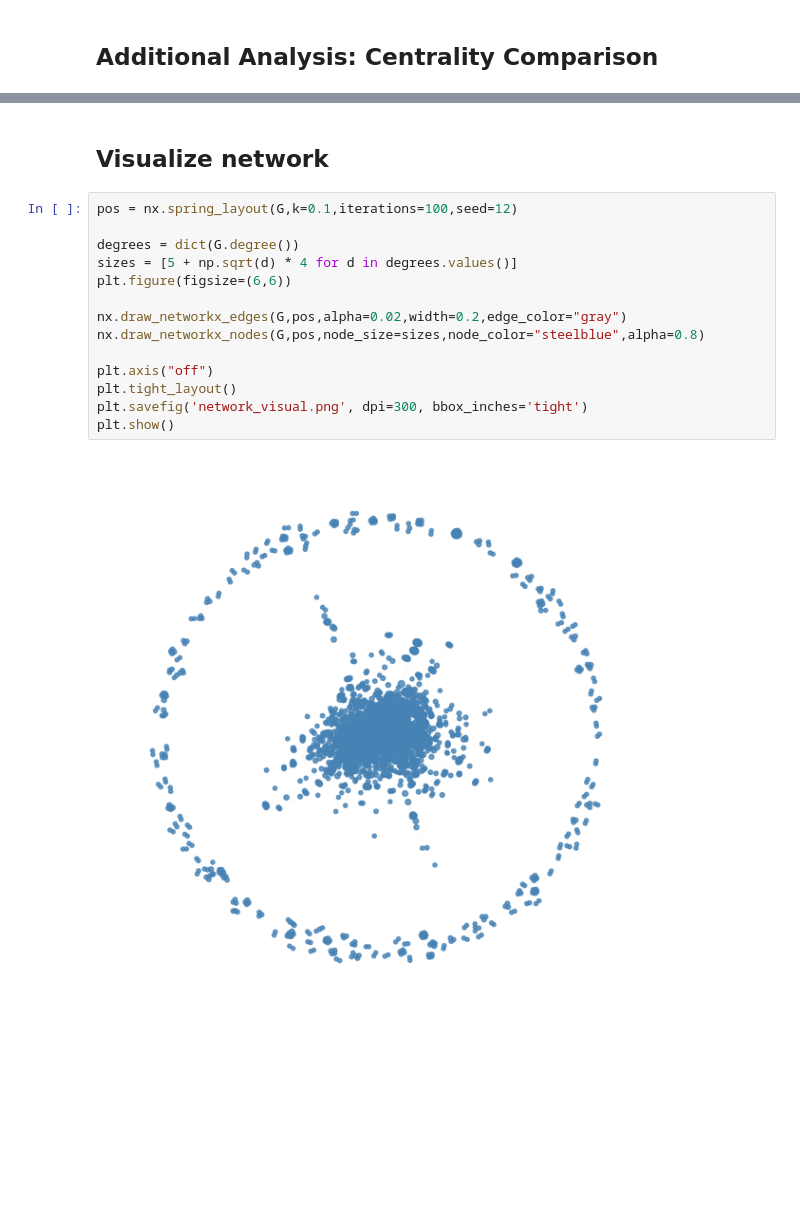
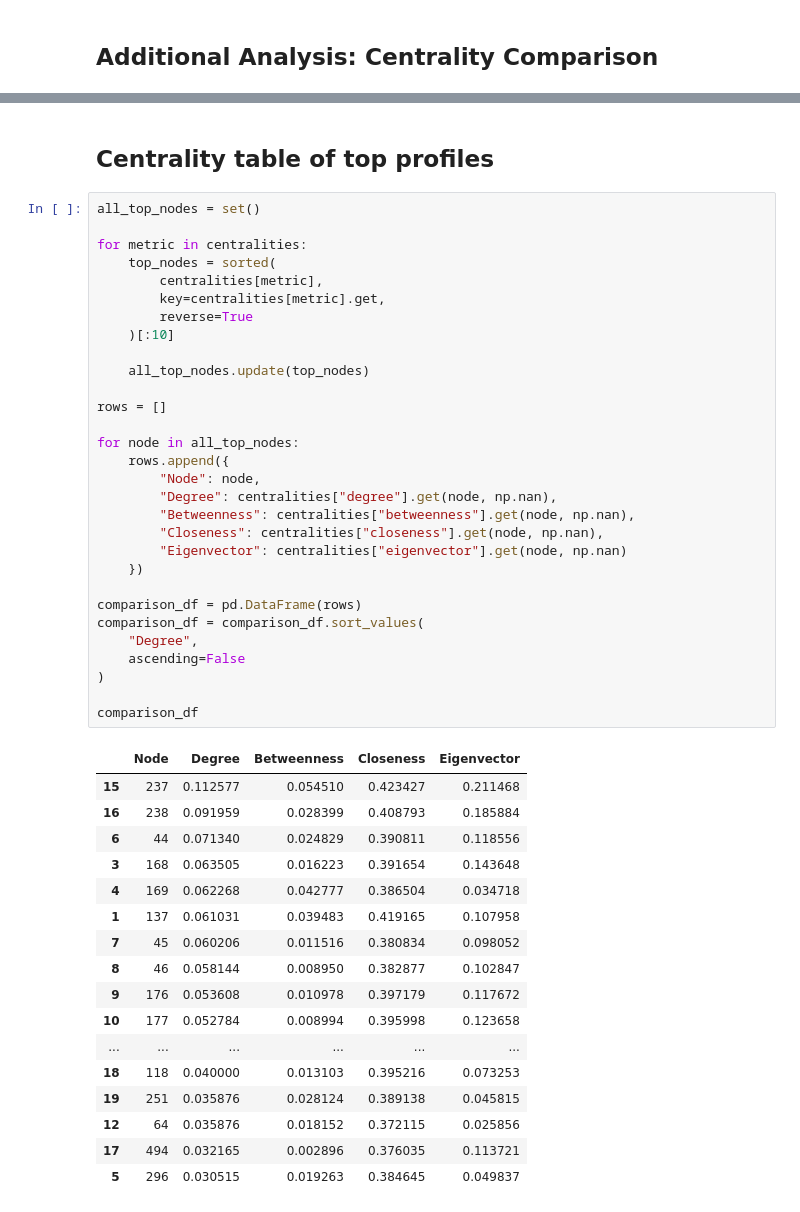
Before and after one commit to betsplie/mbdm, a Jupyter notebook: Assignment 1/hamster_network_analysis.ipynb, the cells around one changed output, grey strips where cells are left out. Cells and saved outputs as stored; diff of their text form; blank space fills up the shorter version.

```diff
--- a/Assignment 1/hamster_network_analysis.ipynb
+++ b/Assignment 1/hamster_network_analysis.ipynb
@@ -472,18 +381,50 @@ comparison
-# %% [markdown]
-## Visualize network
-# %%
-pos = nx.spring_layout(G,k=0.1,iterations=100,seed=12)
-
-degrees = dict(G.degree())
-sizes = [5 + np.sqrt(d) * 4 for d in degrees.values()]
-plt.figure(figsize=(6,6))
-
-nx.draw_networkx_edges(G,pos,alpha=0.02,width=0.2,edge_color="gray")
-nx.draw_networkx_nodes(G,pos,node_size=sizes,node_color="steelblue",alpha=0.8)
-
-plt.axis("off")
-plt.tight_layout()
-plt.savefig('network_visual.png', dpi=300, bbox_inches='tight')
-plt.show()
-# %% [output]
-[figure, removed]
+# %% [markdown]
+## Centrality table of top profiles
+# %%
+all_top_nodes = set()
+
+for metric in centralities:
+    top_nodes = sorted(
+        centralities[metric],
+        key=centralities[metric].get,
+        reverse=True
+    )[:10]
+
+    all_top_nodes.update(top_nodes)
+
+rows = []
+
+for node in all_top_nodes:
+    rows.append({
+        "Node": node,
+        "Degree": centralities["degree"].get(node, np.nan),
+        "Betweenness": centralities["betweenness"].get(node, np.nan),
+        "Closeness": centralities["closeness"].get(node, np.nan),
+        "Eigenvector": centralities["eigenvector"].get(node, np.nan)
+    })
+
+comparison_df = pd.DataFrame(rows)
+comparison_df = comparison_df.sort_values(
+    "Degree",
+    ascending=False
+)
+
+comparison_df
+# %% [output]
+|  | Node | Degree | Betweenness | Closeness | Eigenvector |
+| 15 | 237 | 0.112577 | 0.054510 | 0.423427 | 0.211468 |
+| 16 | 238 | 0.091959 | 0.028399 | 0.408793 | 0.185884 |
+| 6 | 44 | 0.071340 | 0.024829 | 0.390811 | 0.118556 |
+| 3 | 168 | 0.063505 | 0.016223 | 0.391654 | 0.143648 |
+| 4 | 169 | 0.062268 | 0.042777 | 0.386504 | 0.034718 |
+| 1 | 137 | 0.061031 | 0.039483 | 0.419165 | 0.107958 |
+| 7 | 45 | 0.060206 | 0.011516 | 0.380834 | 0.098052 |
+| 8 | 46 | 0.058144 | 0.008950 | 0.382877 | 0.102847 |
+| 9 | 176 | 0.053608 | 0.010978 | 0.397179 | 0.117672 |
+| 10 | 177 | 0.052784 | 0.008994 | 0.395998 | 0.123658 |
+| ... | ... | ... | ... | ... | ... |
+| 18 | 118 | 0.040000 | 0.013103 | 0.395216 | 0.073253 |
+| 19 | 251 | 0.035876 | 0.028124 | 0.389138 | 0.045815 |
+| 12 | 64 | 0.035876 | 0.018152 | 0.372115 | 0.025856 |
+| 17 | 494 | 0.032165 | 0.002896 | 0.376035 | 0.113721 |
+| 5 | 296 | 0.030515 | 0.019263 | 0.384645 | 0.049837 |
```
Also changed, not shown: parts of 9 cells of this notebook.
